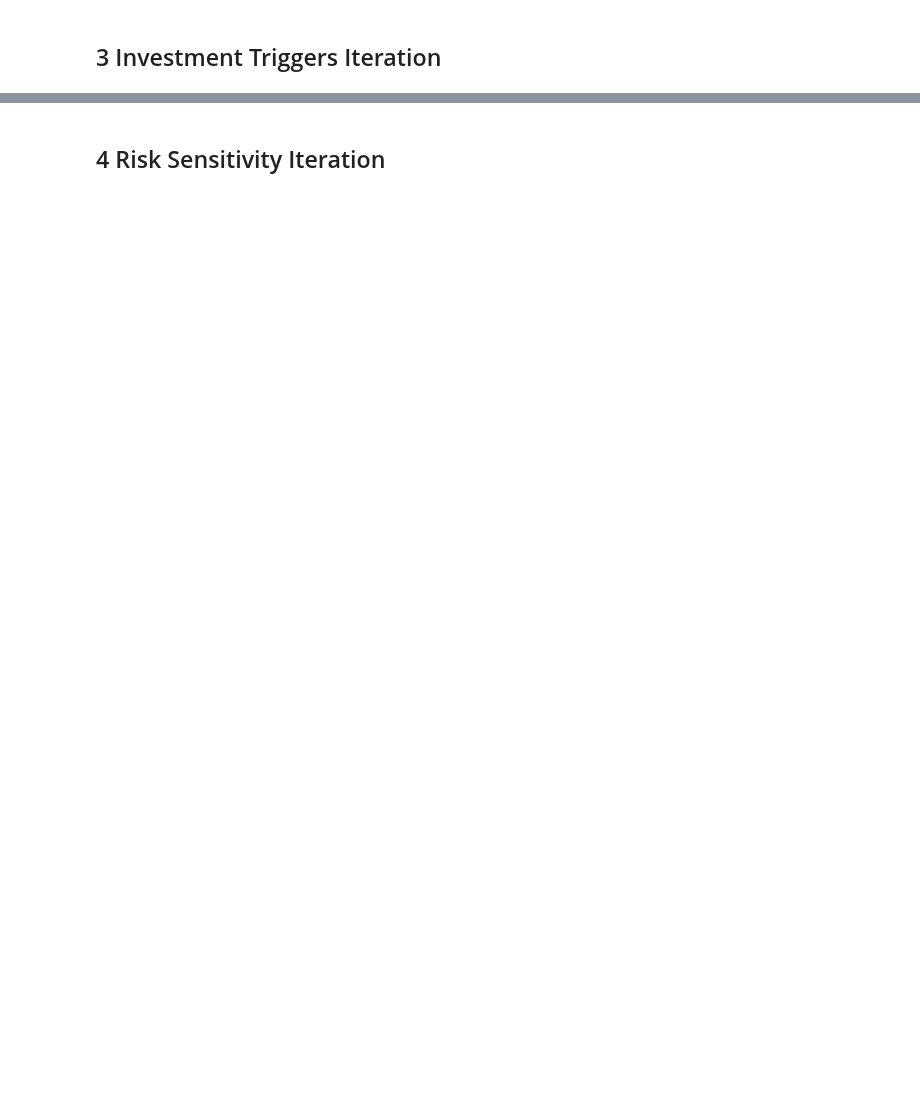
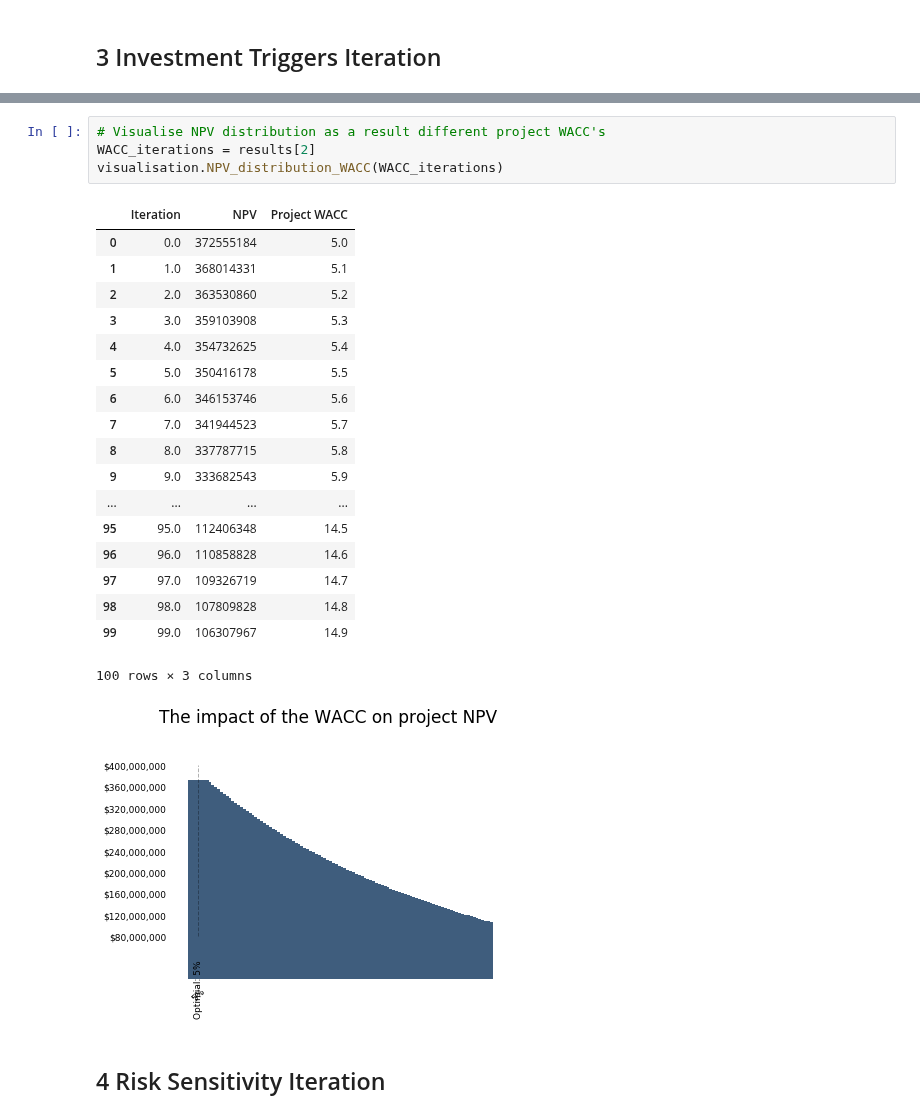
Before and after one commit to TUDelft-CITG/OpenTISim, a Jupyter notebook: notebooks/terminal_optimization.ipynb, the cells around one changed output, grey strips where cells are left out. Cells and saved outputs as stored; diff of their text form; blank space fills up the shorter version.

```diff
--- a/notebooks/terminal_optimization.ipynb
+++ b/notebooks/terminal_optimization.ipynb
@@ -199,2 +241,26 @@ visualisation.NPV_distribution(iterations)
+# %%
+# Visualise NPV distribution as a result different project WACC's
+WACC_iterations = results[2]
+visualisation.NPV_distribution_WACC(WACC_iterations)
+# %% [output]
+|  | Iteration | NPV | Project WACC |
+| 0 | 0.0 | 372555184 | 5.0 |
+| 1 | 1.0 | 368014331 | 5.1 |
+| 2 | 2.0 | 363530860 | 5.2 |
+| 3 | 3.0 | 359103908 | 5.3 |
+| 4 | 4.0 | 354732625 | 5.4 |
+| 5 | 5.0 | 350416178 | 5.5 |
+| 6 | 6.0 | 346153746 | 5.6 |
+| 7 | 7.0 | 341944523 | 5.7 |
+| 8 | 8.0 | 337787715 | 5.8 |
+| 9 | 9.0 | 333682543 | 5.9 |
+| ... | ... | ... | ... |
+| 95 | 95.0 | 112406348 | 14.5 |
+| 96 | 96.0 | 110858828 | 14.6 |
+| 97 | 97.0 | 109326719 | 14.7 |
+| 98 | 98.0 | 107809828 | 14.8 |
+| 99 | 99.0 | 106307967 | 14.9 |
+100 rows × 3 columns
+[figure, added]
 # %% [markdown]
 ## 4 Risk Sensitivity Iteration
```
Also changed, not shown: parts of 10 cells of this notebook, 6 other files.
